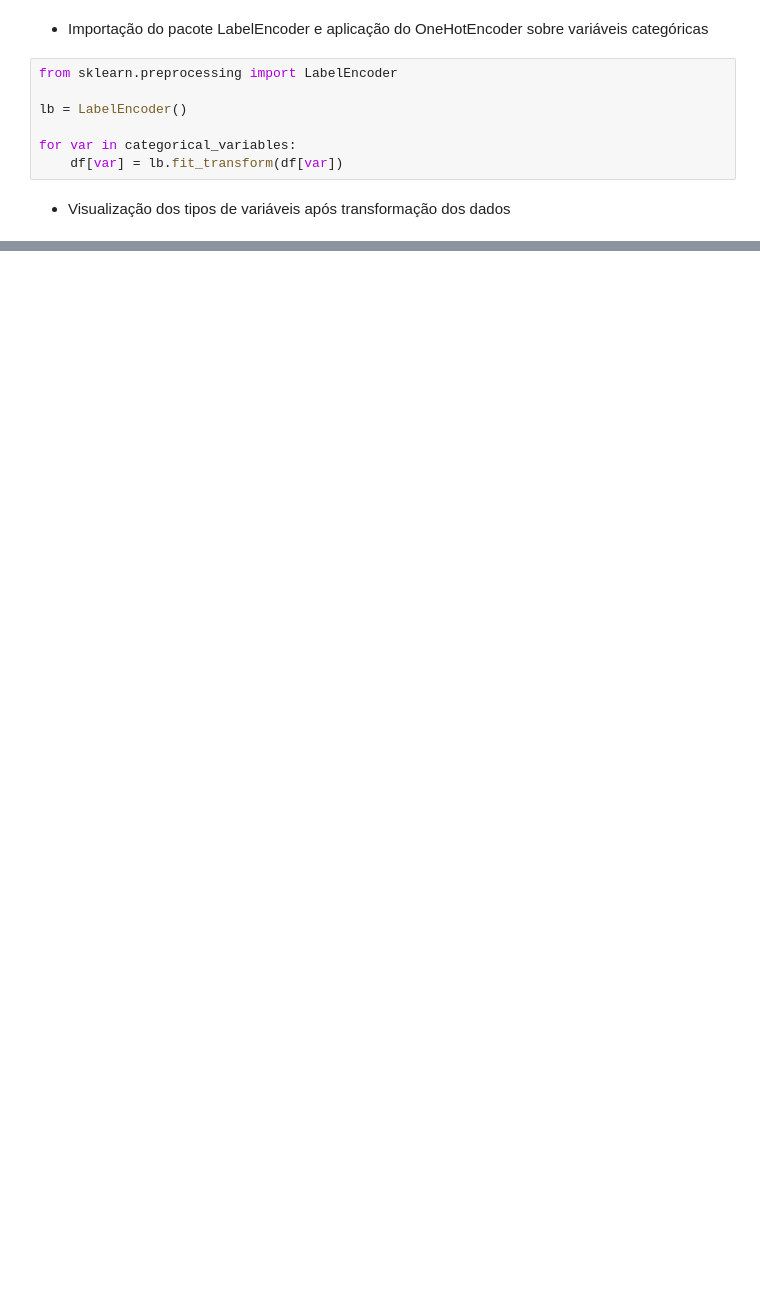
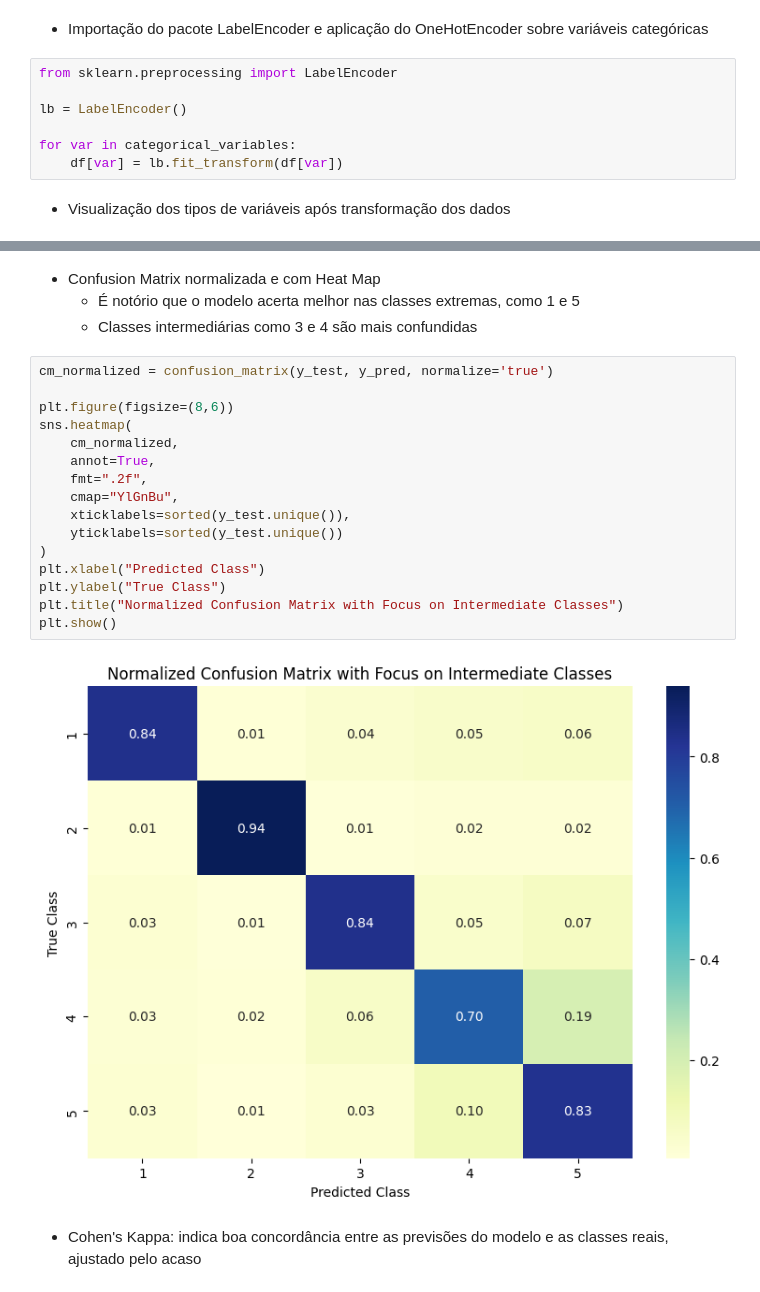
Before and after one commit to ana-ruth-bezerra/data_analysis, a Jupyter notebook: notebooks/01_exploratory_analysis.ipynb, the cells around one changed output, grey strips where cells are left out. Drawn from its saved outputs; the diff is of its cells as text; blank space fills up the shorter version.

```diff
--- a/notebooks/01_exploratory_analysis.ipynb
+++ b/notebooks/01_exploratory_analysis.ipynb
@@ -983,0 +1325,24 @@ df.head()
+# %% [markdown]
+- Confusion Matrix normalizada e com Heat Map
+    - É notório que o modelo acerta melhor nas classes extremas, como 1 e 5
+    - Classes intermediárias como 3 e 4 são mais confundidas
+# %%
+cm_normalized = confusion_matrix(y_test, y_pred, normalize='true')
+
+plt.figure(figsize=(8,6))
+sns.heatmap(
+    cm_normalized,
+    annot=True,
+    fmt=".2f",
+    cmap="YlGnBu",
+    xticklabels=sorted(y_test.unique()),
+    yticklabels=sorted(y_test.unique())
+)
+plt.xlabel("Predicted Class")
+plt.ylabel("True Class")
+plt.title("Normalized Confusion Matrix with Focus on Intermediate Classes")
+plt.show()
+# %% [output]
+[figure, added]
+# %% [markdown]
+- Cohen's Kappa: indica boa concordância entre as previsões do modelo e as classes reais, ajustado pelo acaso
```
Also changed, not shown: parts of 79 cells of this notebook, 1 other file.
